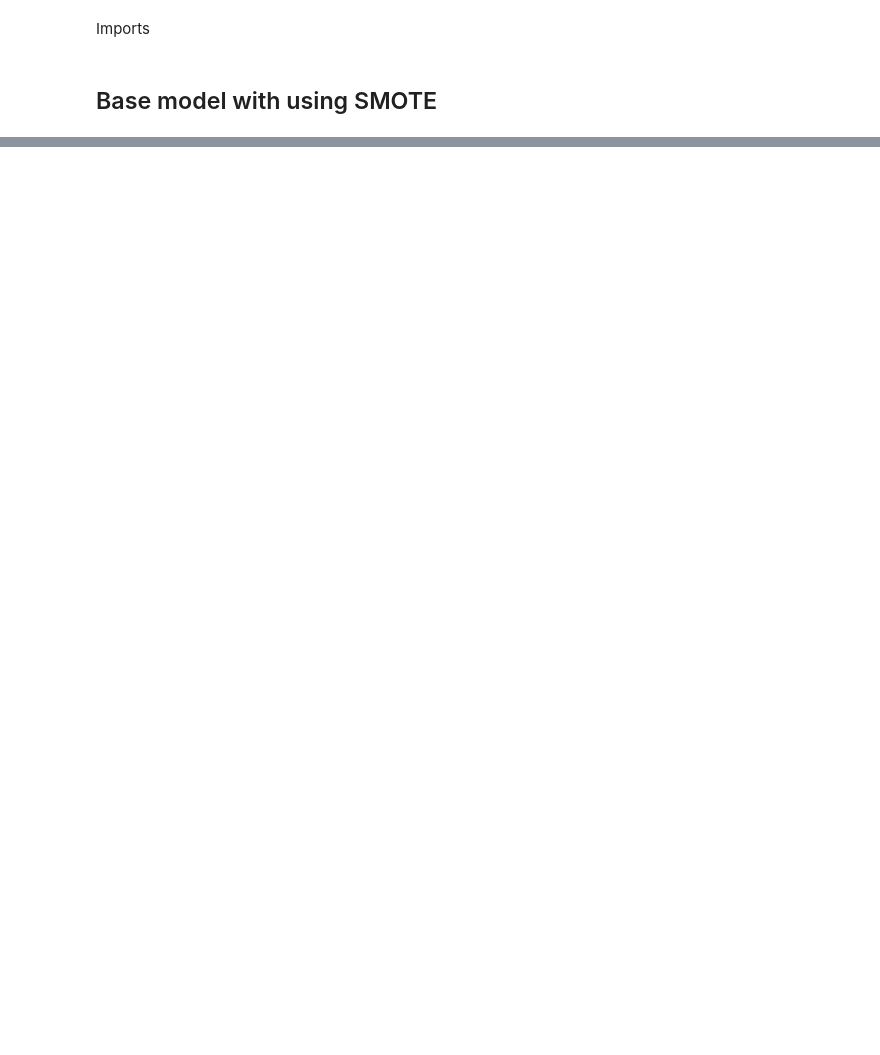
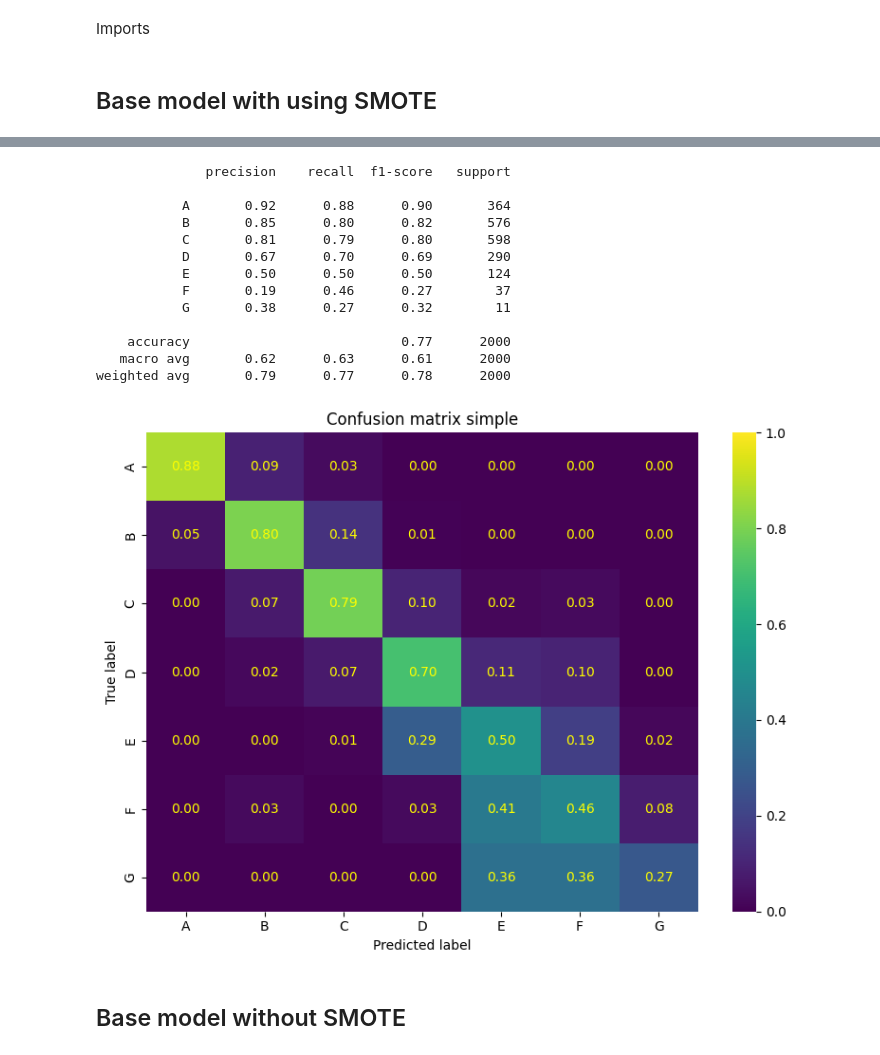
Before and after one commit to tpeter002/machinelearning-tuw, a Jupyter notebook: EX1/loan/model_loan_mlp.ipynb, the cells around one changed output, grey strips where cells are left out. Saved outputs shown, nothing was run; the diff lists cells and outputs as text; code cells hidden in the pictures; blank space fills up the shorter version.

```diff
--- a/EX1/loan/model_loan_mlp.ipynb
+++ b/EX1/loan/model_loan_mlp.ipynb
@@ -35,13 +41,24 @@ df_times = pd.DataFrame(
 # %%
 training_data = pd.read_csv("loan-10k.lrn.csv")
 training_data = preprocess_loan_features(training_data)
+
 X_train, X_val, y_train, y_val = prepare_loan_train_test(training_data, scale=True)
 
-# Use SMOTE
+le = LabelEncoder()
+y_train_enc = le.fit_transform(y_train.astype(str))
+y_val_enc   = le.transform(y_val.astype(str))
+class_names = le.classes_.tolist()
+n_classes   = len(class_names)
+
 sm = SMOTE(random_state=42)
-X_train, y_train = sm.fit_resample(X_train, y_train)
+X_train_sm, y_train_sm = sm.fit_resample(X_train, y_train_enc)
 
-target_names = ["A","B", "C", "D", "E", "F", "G"]
+X_train_sm = np.asarray(X_train_sm, dtype=np.float32)
+X_val      = np.asarray(X_val,      dtype=np.float32)
+y_train_sm = np.asarray(y_train_sm, dtype=np.int32)
+y_val_enc  = np.asarray(y_val_enc,  dtype=np.int32)
+
+target_names = class_names
 # %%
 early_stopper = EarlyStopping(
     monitor='val_loss',
@@ -90,0 +191,26 @@ ValueError: Invalid dtype: object
+# %%
+best_clf = random_search_keras.best_estimator_
+Xv = X_val.astype(np.float32, copy=False)
+y_pred_optimized = best_clf.predict(Xv)
+
+if np.issubdtype(np.array(y_pred_optimized).dtype, np.number):
+    y_pred_optimized = np.array([target_names[int(i)] for i in y_pred_optimized])
+
+get_results(y_val, y_pred_optimized, target_names)
+# %% [output]
+              precision    recall  f1-score   support
+
+           A       0.92      0.88      0.90       364
+           B       0.85      0.80      0.82       576
+           C       0.81      0.79      0.80       598
+           D       0.67      0.70      0.69       290
+           E       0.50      0.50      0.50       124
+           F       0.19      0.46      0.27        37
+           G       0.38      0.27      0.32        11
+
+    accuracy                           0.77      2000
+   macro avg       0.62      0.63      0.61      2000
+weighted avg       0.79      0.77      0.78      2000
+[figure, added]
+# %% [markdown]
+## Base model without SMOTE
```
Also changed, not shown: parts of 15 cells of this notebook, 5 other files.
